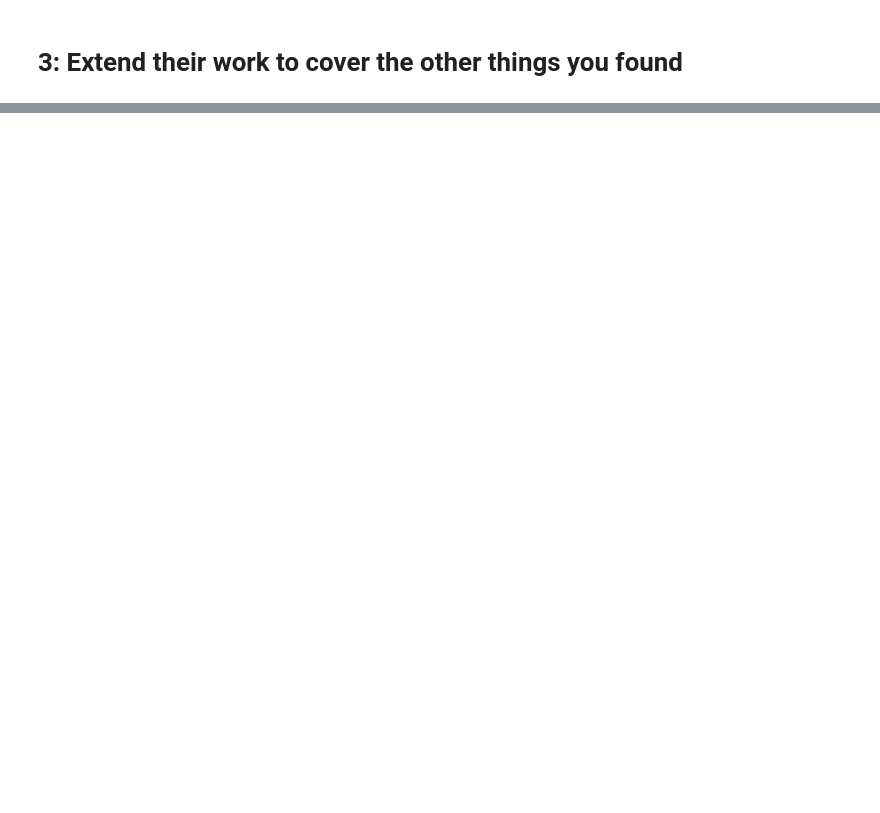
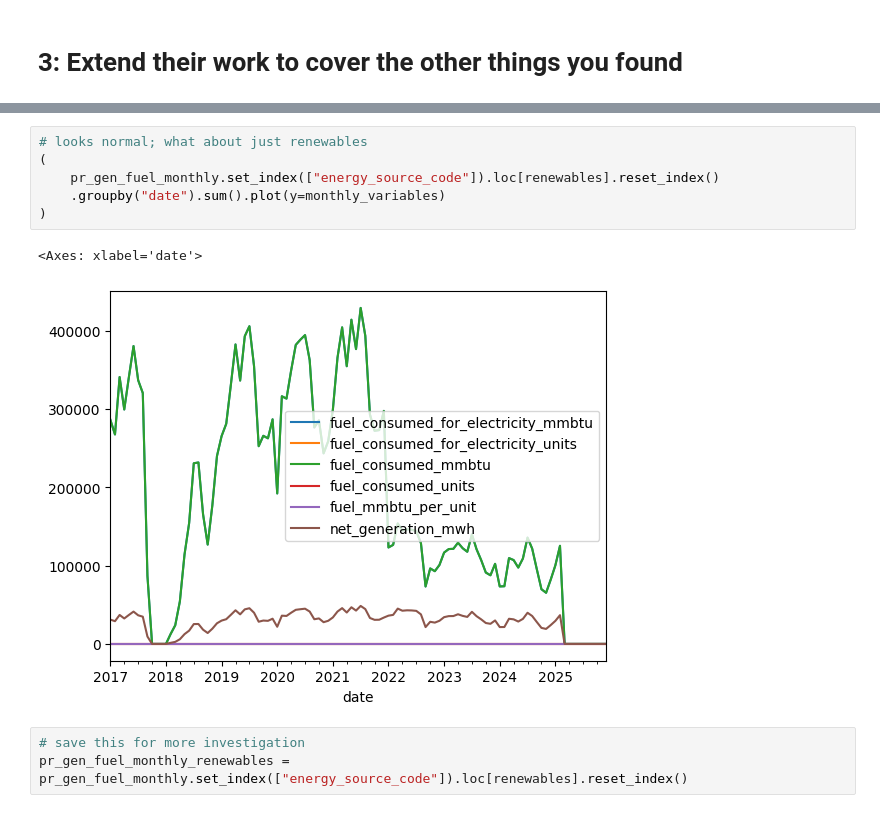
Before and after one commit to catalyst-cooperative/open-energy-data-for-all, a Jupyter notebook: notebooks/visualization_troubleshooting.ipynb, the cells around one changed output, grey strips where cells are left out. Saved outputs shown, nothing was run; the diff lists cells and outputs as text; blank space fills up the shorter version.

```diff
--- a/notebooks/visualization_troubleshooting.ipynb
+++ b/notebooks/visualization_troubleshooting.ipynb
@@ -366,0 +505,12 @@ pr_gen_fuel_elec_final.groupby("date").fuel_consumed_for_electricity_mmbtu.sum()
+# %%
+# looks normal; what about just renewables
+(
+    pr_gen_fuel_monthly.set_index(["energy_source_code"]).loc[renewables].reset_index()
+    .groupby("date").sum().plot(y=monthly_variables)
+)
+# %% [output]
+<Axes: xlabel='date'>
+[figure, added]
+# %%
+# save this for more investigation
+pr_gen_fuel_monthly_renewables = pr_gen_fuel_monthly.set_index(["energy_source_code"]).loc[renewables].reset_index()
```
Also changed, not shown: parts of 13 cells of this notebook, 2 other files.
